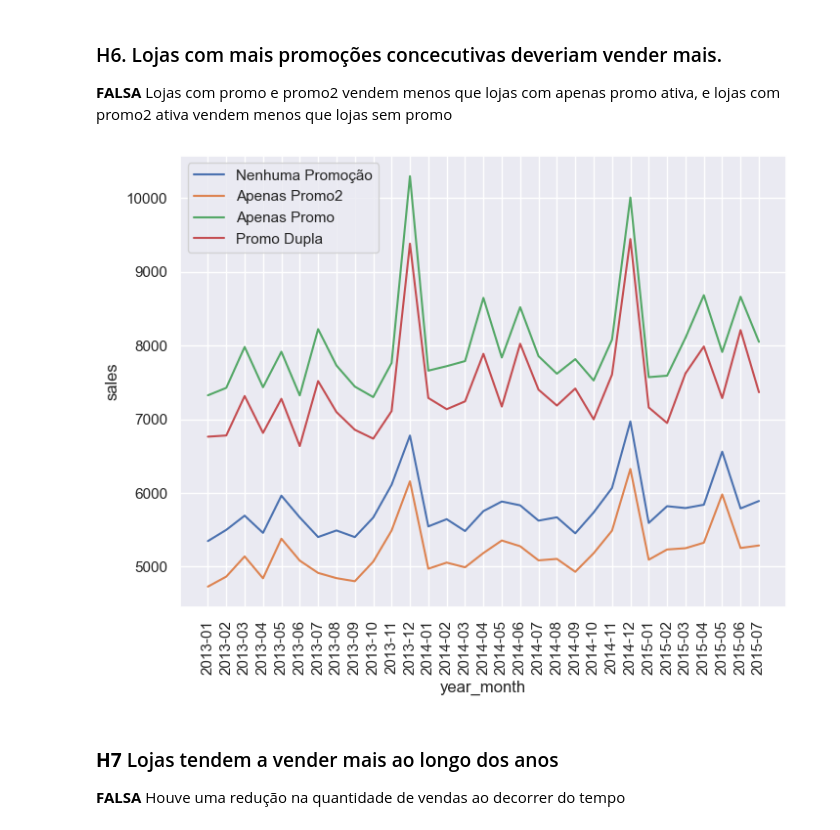
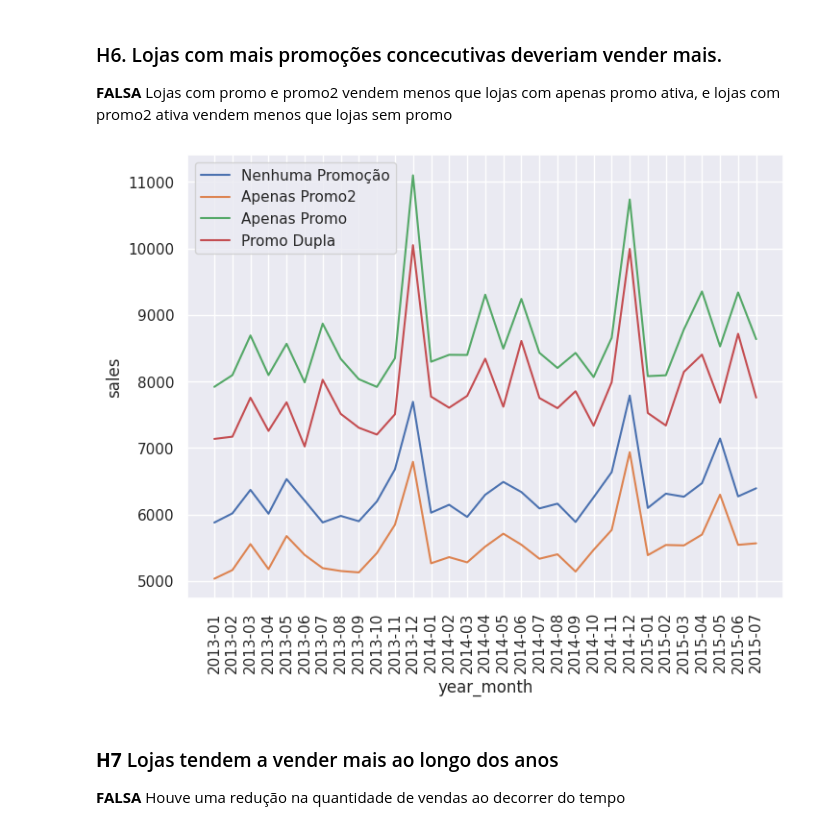
Before and after one commit to RafaelLuckner/ds_em_producao, a Jupyter notebook: modulo7.ipynb, the cells around one changed output. Saved outputs shown, nothing was run; the diff lists cells and outputs as text; code cells hidden in the pictures.

```diff
--- a/modulo7.ipynb
+++ b/modulo7.ipynb
@@ -667,18 +645,18 @@ sns.heatmap(dfaux1[['promo_time_week','sales']].corr(method='pearson'), annot =
 **FALSA** Lojas com promo e promo2 vendem menos que lojas com apenas promo ativa, e lojas com promo2 ativa vendem menos que lojas sem promo
 # %%
 df4["year_month"]= df4['date'].dt.strftime( "%Y-%m")
-dfaux1 = df4[['year_month','promo' ,'promo2', 'sales']].groupby(['year_month', 'promo', 'promo2']).median('sales').reset_index()
+dfaux1 = df4[['year_month','promo' ,'promo2', 'sales']].groupby(['year_month', 'promo', 'promo2']).mean('sales').reset_index()
 dfaux1['num_promo'] = dfaux1.apply(lambda x: 'Nenhuma Promoção' if x['promo']== 0 and x['promo2'] ==0 else
                                              'Apenas Promo' if x['promo']== 1 and x['promo2'] == 0 else
                                              'Apenas Promo2' if x['promo']== 0 and x['promo2'] ==1 else
                                              'Promo Dupla', axis=1)
 
 plt.figure(figsize=(8,6))
 sns.lineplot(x='year_month', y='sales', hue='num_promo', data=dfaux1)
 plt.legend()
 plt.xticks(rotation = 90);
 # %% [output]
-[figure, old version]
+[figure, new version]
 # %% [markdown]
 ### **H7** Lojas tendem a vender mais ao longo dos anos
 **FALSA** Houve uma redução na quantidade de vendas ao decorrer do tempo
```
Also changed, not shown: parts of 33 cells of this notebook.
